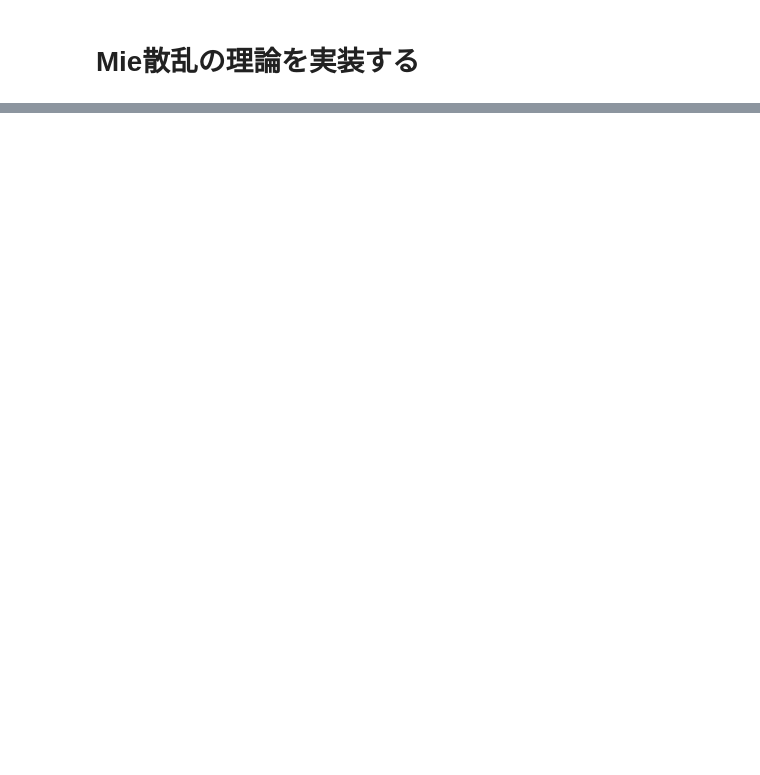
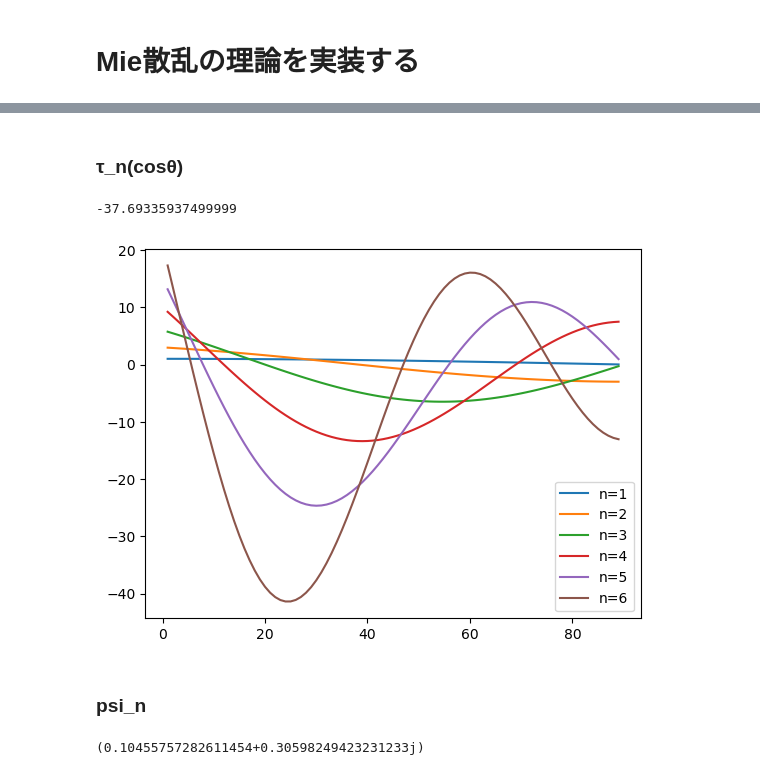
Before and after one commit to IshidaKota/MasterThesisWork, a Jupyter notebook: Github/BioOptical/src/deriveSIOP_Mie.ipynb, the cells around one changed output, grey strips where cells are left out. Cells and saved outputs as stored; diff of their text form; code cells hidden in the pictures; blank space fills up the shorter version.

```diff
--- a/Github/BioOptical/src/deriveSIOP_Mie.ipynb
+++ b/Github/BioOptical/src/deriveSIOP_Mie.ipynb
@@ -60,0 +48,27 @@ ax.plot(radians,pi)
+# %% [markdown]
+### τ_n(cosθ)
+# %%
+def tau_n(n,theta):
+    cos = np.cos(np.radians(theta))
+    sin = np.sin(np.radians(theta))
+    legendre_func = legendre(n)
+    legendre_func_derivative = legendre_func.deriv()
+    legendre_func_derivative_2 = legendre_func_derivative.deriv()
+
+    return cos * pi_n(n,theta)- sin * legendre_func_derivative_2(cos)# - (cos * legendre_func_derivative(cos) /(sin **2)) - legendre_func_derivative_2(cos)
+    #return - sin * legendre_func_derivative_2(cos)
+tau_n(6,30)
+# %% [output]
+-37.69335937499999
+# %%
+fig,ax = plt.subplots()
+radians = [i for i in range(1,90)]
+for i in range(1,7):
+    tau = [tau_n(i,radian) for radian in radians]
+    ax.plot(radians,tau,label=f"n={i}")
+ax.legend()
+fig.savefig("../png/tau_n.png")
+# %% [output]
+[figure, added]
+# %% [markdown]
+### psi_n
@@ -60,0 +146,6 @@ ax.plot(radians,pi)
+# %%
+x = 2*np.pi*1e-6/(440*1e-9)
+m = 1.023
+a_n(3,x,m*x,m)
+# %% [output]
+(0.10455757282611454+0.30598249423231233j)
```
Also changed, not shown: parts of 23 cells of this notebook.
